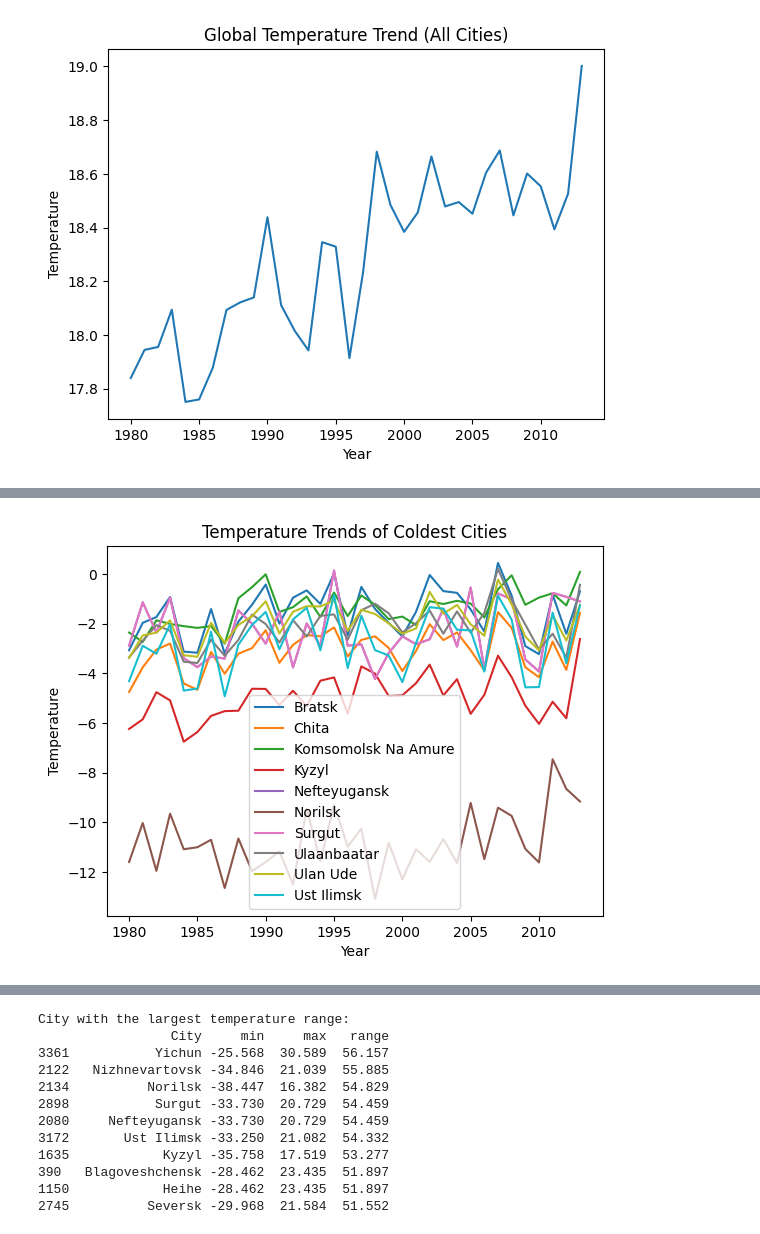
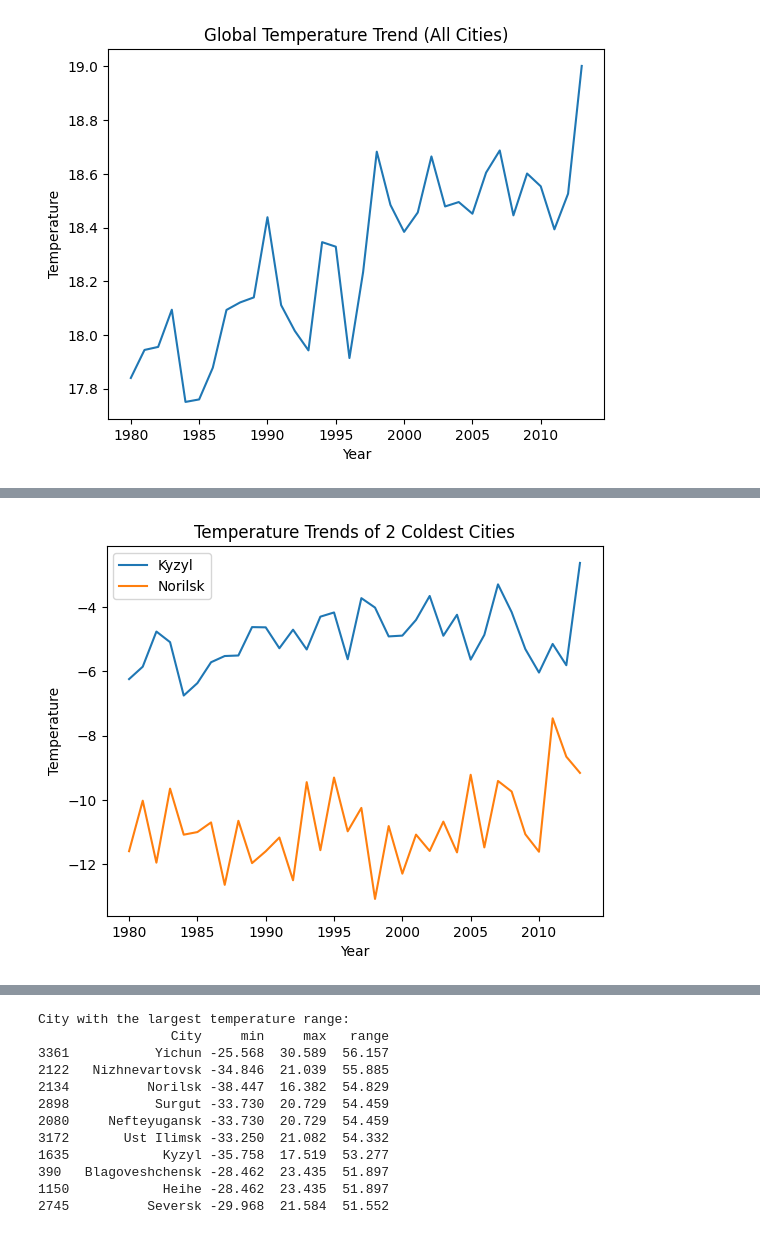
Before and after one commit to JaphletM/climate-watch, a Jupyter notebook: Opdracht 2/notebook.ipynb, the cells around one changed output, grey strips where cells are left out. Cells and saved outputs as stored; diff of their text form; code cells hidden in the pictures.

```diff
--- a/Opdracht 2/notebook.ipynb
+++ b/Opdracht 2/notebook.ipynb
@@ -195,16 +195,3 @@ plt.ylabel("Temperature")
 plt.show()
 # %% [output]
 [figure]
-# %%
-import matplotlib.pyplot as plt
-
-city_yearly = ( df_city_subset.groupby(["City", "year"])["AverageTemperature"] .mean() .reset_index())
-
-for city in city_yearly["City"].unique():
-    data = city_yearly[city_yearly["City"] == city]
-    plt.plot(data["year"], data["AverageTemperature"], alpha=0.05)
-
-plt.title("Temperature Trends for All Cities")
-plt.xlabel("Year")
-plt.ylabel("Temperature")
-plt.show()
@@ -213,21 +198,24 @@ plt.show()
 # %%
 import matplotlib.pyplot as plt
 
+# take only top 2
+top_2_cold = top_cold_city.head(2)
+
 subset = city_yearly[
-    city_yearly["City"].isin(top_cold_city["City"])
+    city_yearly["City"].isin(top_2_cold["City"])
 ]
 
 for city in subset["City"].unique():
     data = subset[subset["City"] == city]
     plt.plot(data["year"], data["AverageTemperature"], label=city)
 
 plt.legend()
-plt.title("Temperature Trends of Coldest Cities")
+plt.title("Temperature Trends of 2 Coldest Cities")
 plt.xlabel("Year")
 plt.ylabel("Temperature")
 plt.show()
 # %% [output]
-[figure, old version]
+[figure, new version]
 # %%
 import matplotlib.pyplot as plt
 
```
Also changed, not shown: parts of 3 cells of this notebook, 8 other files.
